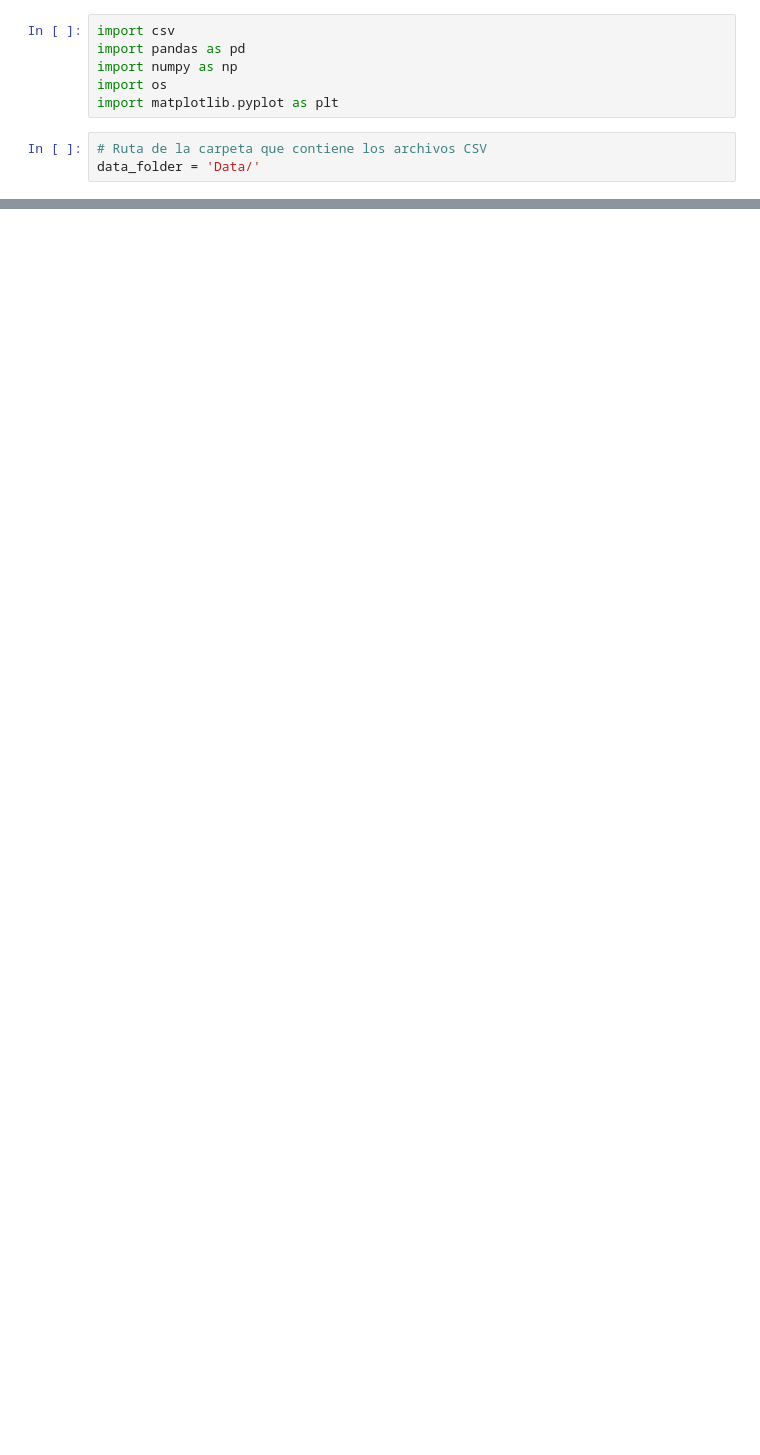
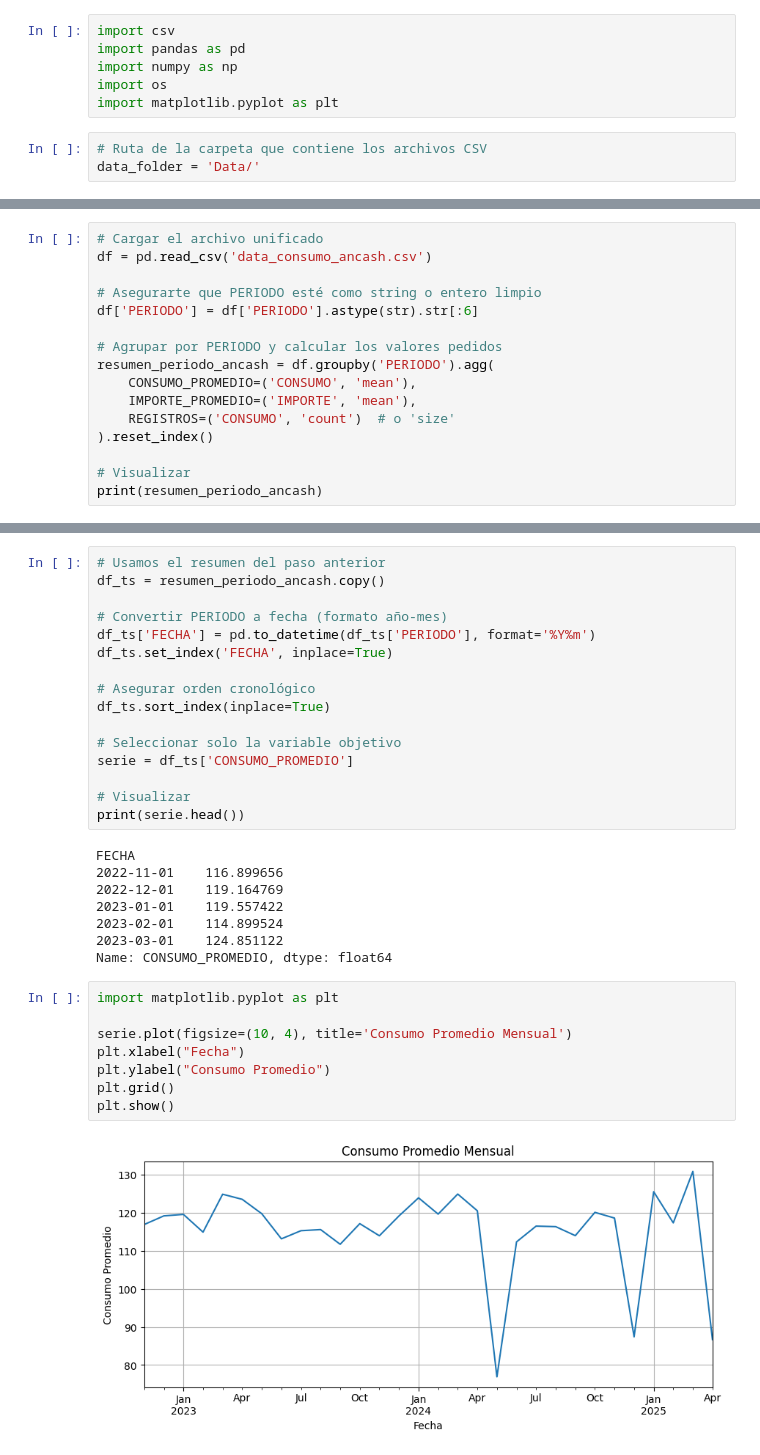
Before and after one commit to Daniel-Escriba/Integrated-Project, a Jupyter notebook: Integrador.ipynb, the cells around one changed output, grey strips where cells are left out. Cells and saved outputs as stored; diff of their text form; blank space fills up the shorter version.

```diff
--- a/Integrador.ipynb
+++ b/Integrador.ipynb
@@ -96,0 +113,16 @@ Windows-1252
+# %%
+# Cargar el archivo unificado
+df = pd.read_csv('data_consumo_ancash.csv')
+
+# Asegurarte que PERIODO esté como string o entero limpio
+df['PERIODO'] = df['PERIODO'].astype(str).str[:6]
+
+# Agrupar por PERIODO y calcular los valores pedidos
+resumen_periodo_ancash = df.groupby('PERIODO').agg(
+    CONSUMO_PROMEDIO=('CONSUMO', 'mean'),
+    IMPORTE_PROMEDIO=('IMPORTE', 'mean'),
+    REGISTROS=('CONSUMO', 'count')  # o 'size'
+).reset_index()
+
+# Visualizar
+print(resumen_periodo_ancash)
@@ -96,0 +147,34 @@ Windows-1252
+# %%
+# Usamos el resumen del paso anterior
+df_ts = resumen_periodo_ancash.copy()
+
+# Convertir PERIODO a fecha (formato año-mes)
+df_ts['FECHA'] = pd.to_datetime(df_ts['PERIODO'], format='%Y%m')
+df_ts.set_index('FECHA', inplace=True)
+
+# Asegurar orden cronológico
+df_ts.sort_index(inplace=True)
+
+# Seleccionar solo la variable objetivo
+serie = df_ts['CONSUMO_PROMEDIO']
+
+# Visualizar
+print(serie.head())
+# %% [output]
+FECHA
+2022-11-01    116.899656
+2022-12-01    119.164769
+2023-01-01    119.557422
+2023-02-01    114.899524
+2023-03-01    124.851122
+Name: CONSUMO_PROMEDIO, dtype: float64
+# %%
+import matplotlib.pyplot as plt
+
+serie.plot(figsize=(10, 4), title='Consumo Promedio Mensual')
+plt.xlabel("Fecha")
+plt.ylabel("Consumo Promedio")
+plt.grid()
+plt.show()
+# %% [output]
+[figure, added]
```
Also changed, not shown: parts of 15 cells of this notebook, 5 other files.
